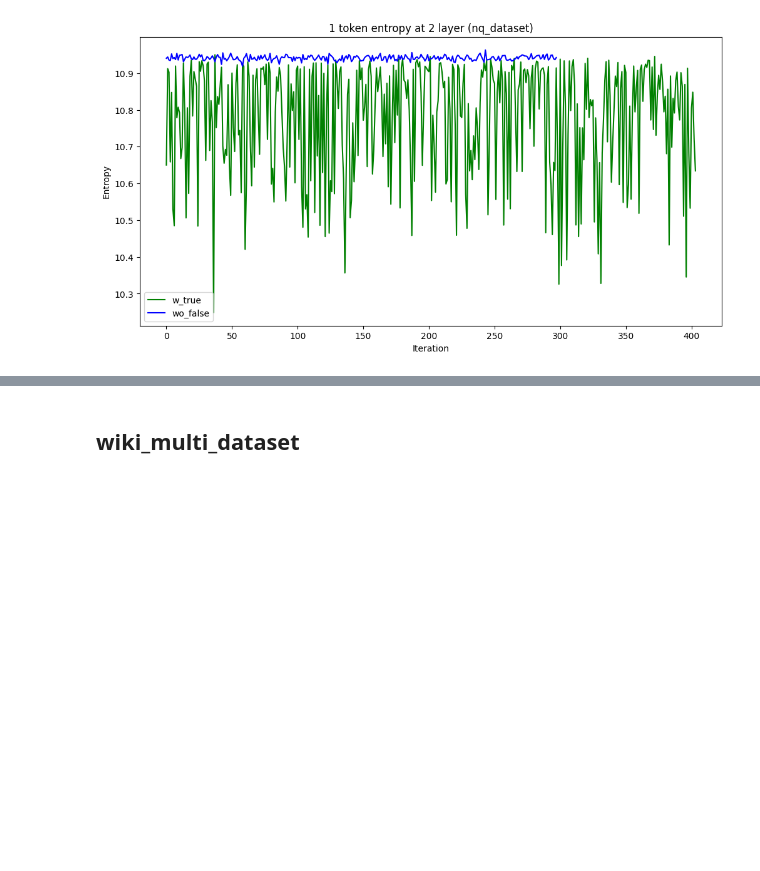
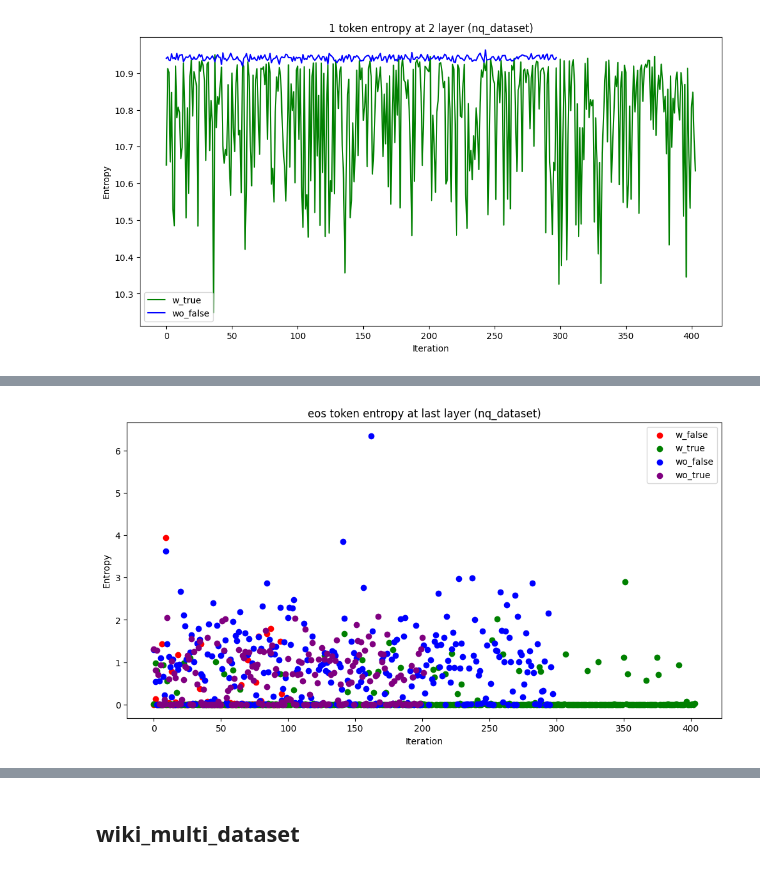
Before and after one commit to sashaboriskin/rag_routing, a Jupyter notebook: notebooks/entropies_plots.ipynb, the cells around one changed output, grey strips where cells are left out. Cells and saved outputs as stored; diff of their text form; code cells hidden in the pictures; blank space fills up the shorter version.

```diff
--- a/notebooks/entropies_plots.ipynb
+++ b/notebooks/entropies_plots.ipynb
@@ -112,0 +123,18 @@ plt.show()
+# %%
+eos_subsamples = {}
+for subsample_name in ('w_false', 'w_true', 'wo_false', 'wo_true'):
+    with open(f'{DATA_PATH}/all_eos_entropies_nq_dataset_{subsample_name}.pickle', 'rb') as file:
+        all_entropies = pickle.load(file)
+    eos_subsamples[subsample_name] = [entropy[-1].item() for entropy in all_entropies]
+# %%
+plt.figure(figsize=(12, 6))
+for key, values in eos_subsamples.items():
+    plt.scatter(range(len(values)), values, label=key, color=colors[key])
+
+plt.xlabel('Iteration')
+plt.ylabel('Entropy')
+plt.title('eos token entropy at last layer (nq_dataset)')
+plt.legend()
+plt.show()
+# %% [output]
+[figure, added]
```
Also changed, not shown: parts of 21 cells of this notebook.
